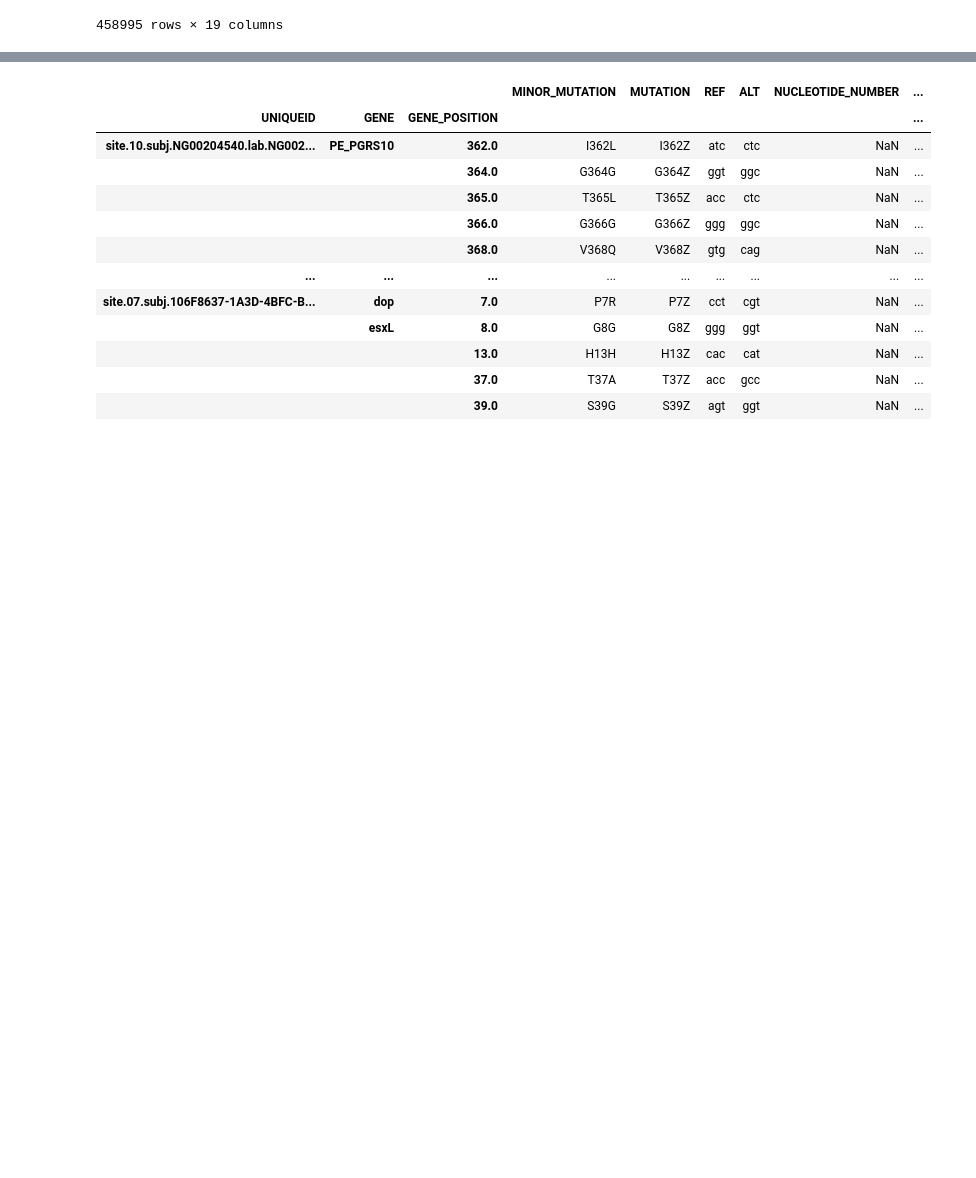
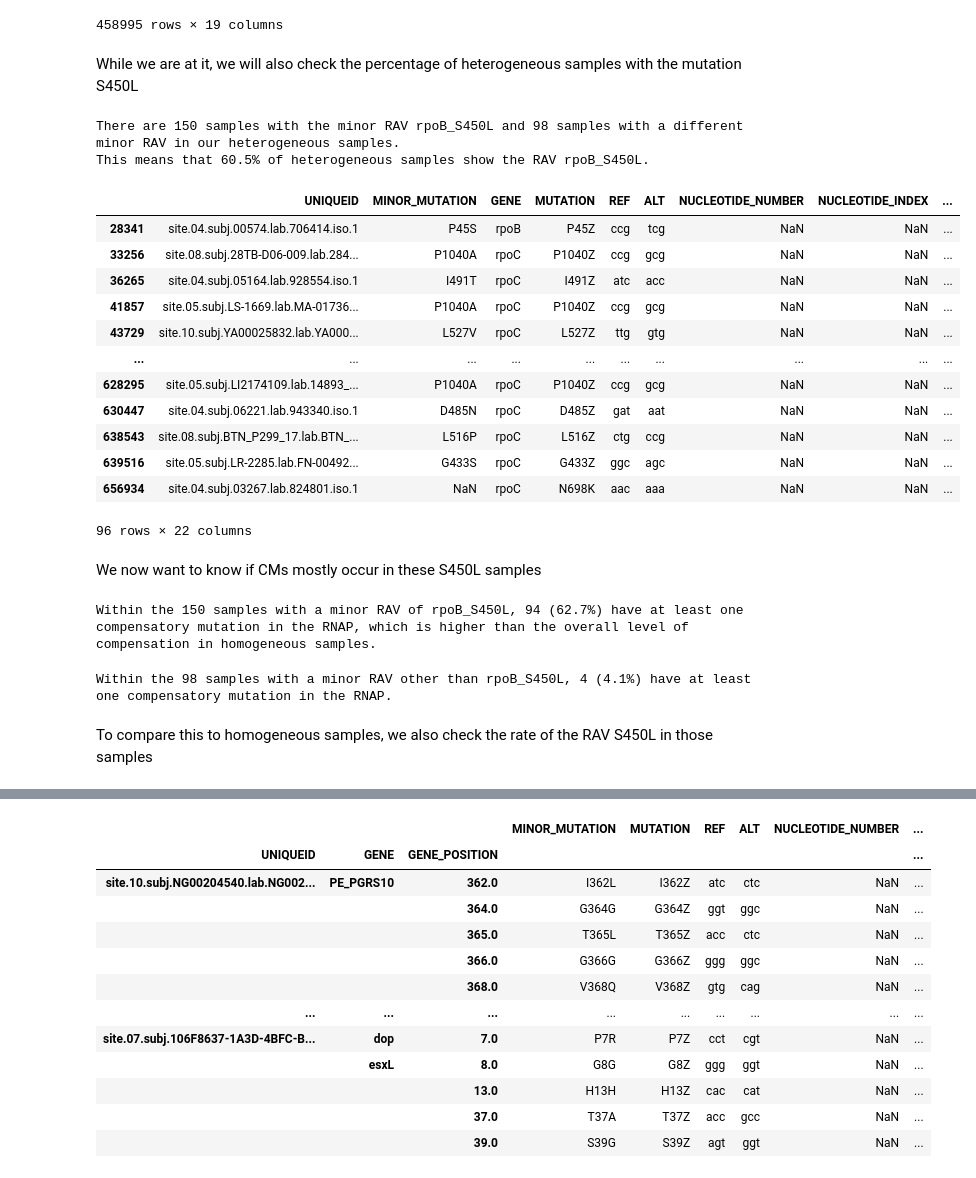
Before and after one commit to viktoria023/thesis, a Jupyter notebook: tuberculosis-RNAP-subpopulations/analysis_refactored.ipynb, the cells around one changed output, grey strips where cells are left out. Saved outputs shown, nothing was run; the diff lists cells and outputs as text; code cells hidden in the pictures; blank space fills up the shorter version.

```diff
--- a/tuberculosis-RNAP-subpopulations/analysis_refactored.ipynb
+++ b/tuberculosis-RNAP-subpopulations/analysis_refactored.ipynb
@@ -755,3 +763,46 @@ solo_other_mutations
 |  |  | 160.0 | NaN | L160L | ctt | ctc | NaN | ... |
 |  | zwf1 | -14.0 | NaN | c-14t | c | t | -14.0 | ... |
 458995 rows × 19 columns
+# %% [markdown]
+While we are at it, we will also check the percentage of heterogeneous samples with the mutation S450L
+# %%
+S450L_check = copy.deepcopy(solo_rif_mutations)
+S450L_check.reset_index(inplace=True)
+S450L_samples = S450L_check[S450L_check.MINOR_MUTATION == 'S450L'].UNIQUEID
+non_S450L_samples = S450L_check[S450L_check.MINOR_MUTATION != 'S450L'].UNIQUEID
+print(f"There are {len(S450L_samples)} samples with the minor RAV rpoB_S450L and {len(non_S450L_samples)} samples with a different minor RAV in our heterogeneous samples.")
+print(f"This means that {len(S450L_samples)/(len(S450L_samples) + len(non_S450L_samples)) * 100:.1f}% of heterogeneous samples show the RAV rpoB_S450L.")
+
+cm_mutations_S450L = mutations[mutations.UNIQUEID.isin(S450L_samples) & mutations.GENE_MUTATION.isin(compensatory_mutations)]
+cm_mutations_S450L
+# %% [output]
+There are 150 samples with the minor RAV rpoB_S450L and 98 samples with a different minor RAV in our heterogeneous samples.
+This means that 60.5% of heterogeneous samples show the RAV rpoB_S450L.
+|  | UNIQUEID | MINOR_MUTATION | GENE | MUTATION | REF | ALT | NUCLEOTIDE_NUMBER | NUCLEOTIDE_INDEX | ... |
+| 28341 | site.04.subj.00574.lab.706414.iso.1 | P45S | rpoB | P45Z | ccg | tcg | NaN | NaN | ... |
+| 33256 | site.08.subj.28TB-D06-009.lab.284... | P1040A | rpoC | P1040Z | ccg | gcg | NaN | NaN | ... |
+| 36265 | site.04.subj.05164.lab.928554.iso.1 | I491T | rpoC | I491Z | atc | acc | NaN | NaN | ... |
+| 41857 | site.05.subj.LS-1669.lab.MA-01736... | P1040A | rpoC | P1040Z | ccg | gcg | NaN | NaN | ... |
+| 43729 | site.10.subj.YA00025832.lab.YA000... | L527V | rpoC | L527Z | ttg | gtg | NaN | NaN | ... |
+| ... | ... | ... | ... | ... | ... | ... | ... | ... | ... |
+| 628295 | site.05.subj.LI2174109.lab.14893_... | P1040A | rpoC | P1040Z | ccg | gcg | NaN | NaN | ... |
+| 630447 | site.04.subj.06221.lab.943340.iso.1 | D485N | rpoC | D485Z | gat | aat | NaN | NaN | ... |
+| 638543 | site.08.subj.BTN_P299_17.lab.BTN_... | L516P | rpoC | L516Z | ctg | ccg | NaN | NaN | ... |
+| 639516 | site.05.subj.LR-2285.lab.FN-00492... | G433S | rpoC | G433Z | ggc | agc | NaN | NaN | ... |
+| 656934 | site.04.subj.03267.lab.824801.iso.1 | NaN | rpoC | N698K | aac | aaa | NaN | NaN | ... |
+96 rows × 22 columns
+# %% [markdown]
+We now want to know if CMs mostly occur in these S450L samples
+# %%
+cm_mutations_S450L = mutations[mutations.UNIQUEID.isin(S450L_samples) & mutations.GENE_MUTATION.isin(compensatory_mutations)]
+print(f"Within the {len(S450L_samples)} samples with a minor RAV of rpoB_S450L, {len(cm_mutations_S450L.UNIQUEID.unique())} ({cm_mutations_S450L.UNIQUEID.unique().size/len(S450L_samples)*100:.1f}%) have at least one compensatory mutation in the RNAP, which is higher than the overall level of compensation in homogeneous samples.")
+# %% [output]
+Within the 150 samples with a minor RAV of rpoB_S450L, 94 (62.7%) have at least one compensatory mutation in the RNAP, which is higher than the overall level of compensation in homogeneous samples.
+# %%
+cm_mutations_other = mutations[mutations.UNIQUEID.isin(non_S450L_samples) & mutations.GENE_MUTATION.isin(compensatory_mutations)]
+cm_mutations_other
+print(f"Within the {len(non_S450L_samples)} samples with a minor RAV other than rpoB_S450L, {len(cm_mutations_other.UNIQUEID.unique())} ({cm_mutations_other.UNIQUEID.unique().size/len(non_S450L_samples)*100:.1f}%) have at least one compensatory mutation in the RNAP.")
+# %% [output]
+Within the 98 samples with a minor RAV other than rpoB_S450L, 4 (4.1%) have at least one compensatory mutation in the RNAP.
+# %% [markdown]
+To compare this to homogeneous samples, we also check the rate of the RAV S450L in those samples
```
Also changed, not shown: parts of 9 cells of this notebook, 1 other file.
